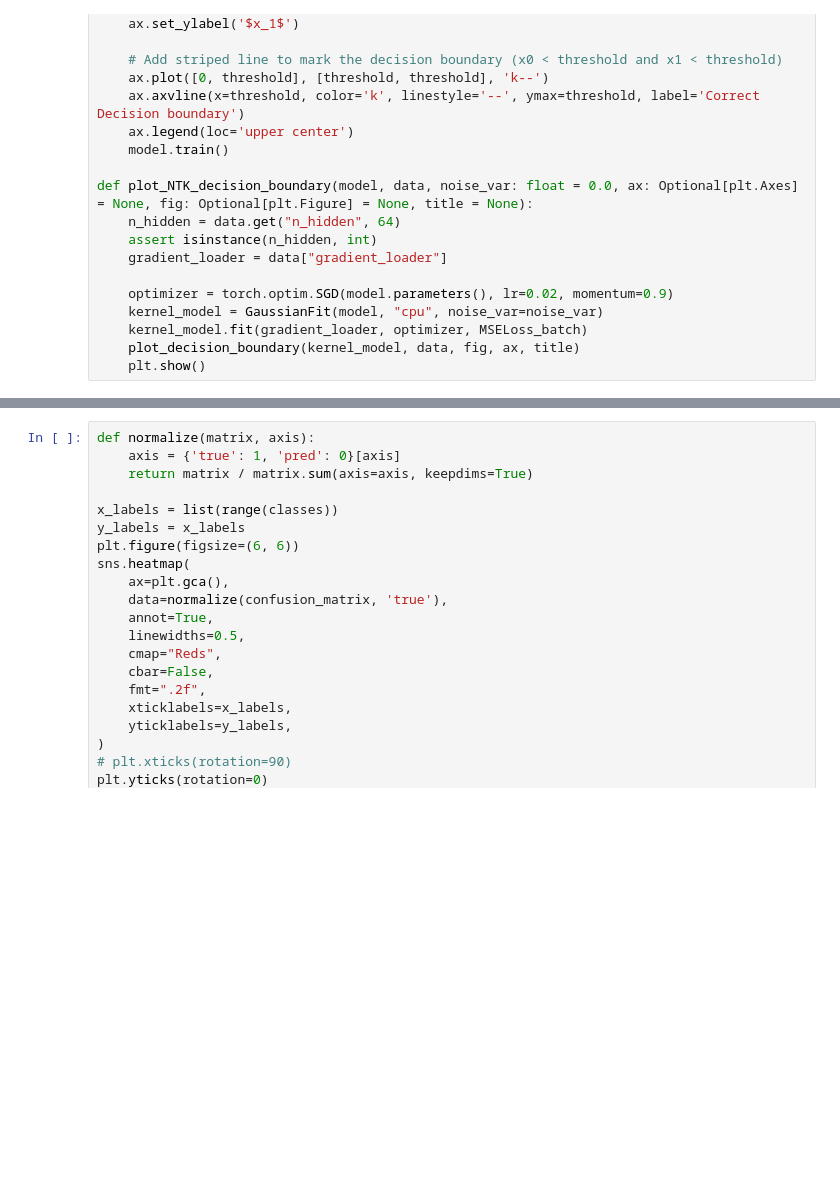
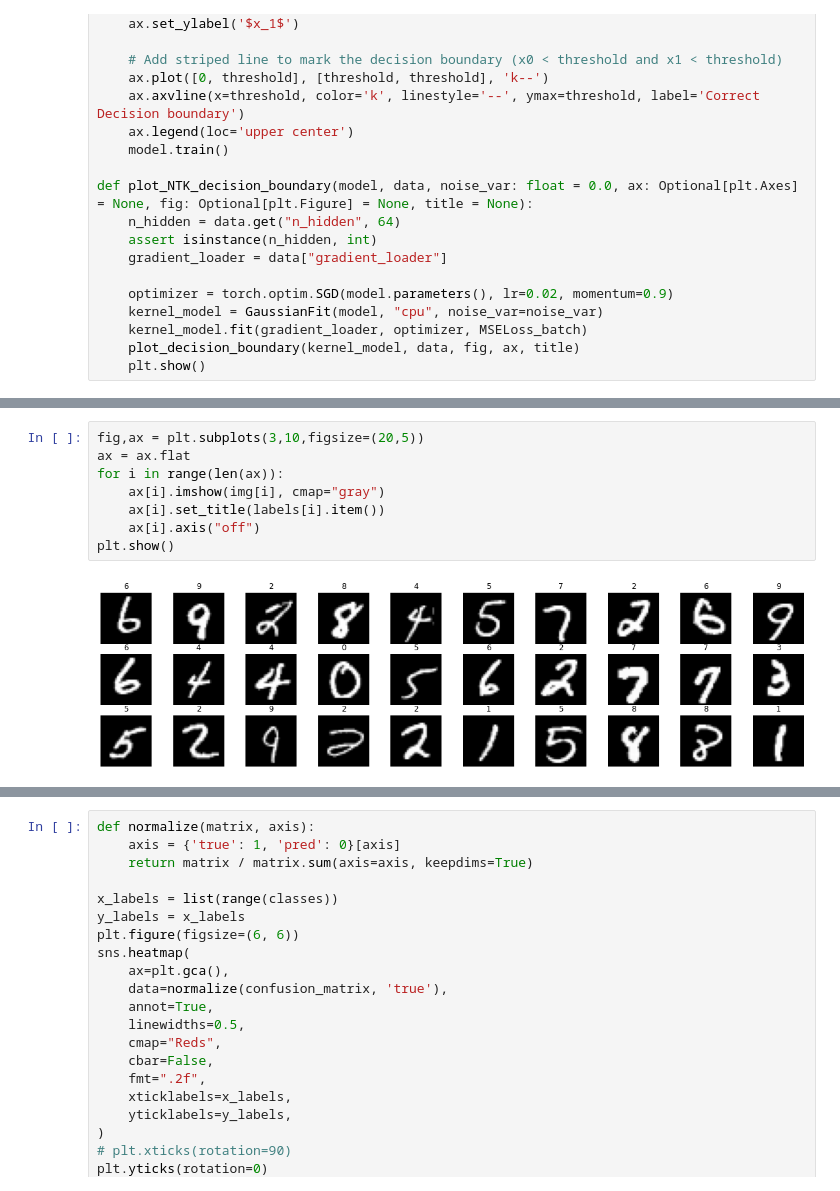
Before and after one commit to RaixSplitter/02456-deep-learning-project, a Jupyter notebook: src/code.ipynb, the cells around one changed output, grey strips where cells are left out. Cells and saved outputs as stored; diff of their text form; blank space fills up the shorter version.

```diff
--- a/src/code.ipynb
+++ b/src/code.ipynb
@@ -400,3 +401,13 @@ print(images[0].size(),labels.size())
+# %%
+fig,ax = plt.subplots(3,10,figsize=(20,5))
+ax = ax.flat
+for i in range(len(ax)):
+    ax[i].imshow(img[i], cmap="gray")
+    ax[i].set_title(labels[i].item())
+    ax[i].axis("off")
+plt.show()
+# %% [output]
+[figure, added]
 # %%
 N_training = len(train_loader.dataset)
 N_testing  = len(test_loader.dataset)
```
Also changed, not shown: parts of 8 cells of this notebook, 1 other file.
